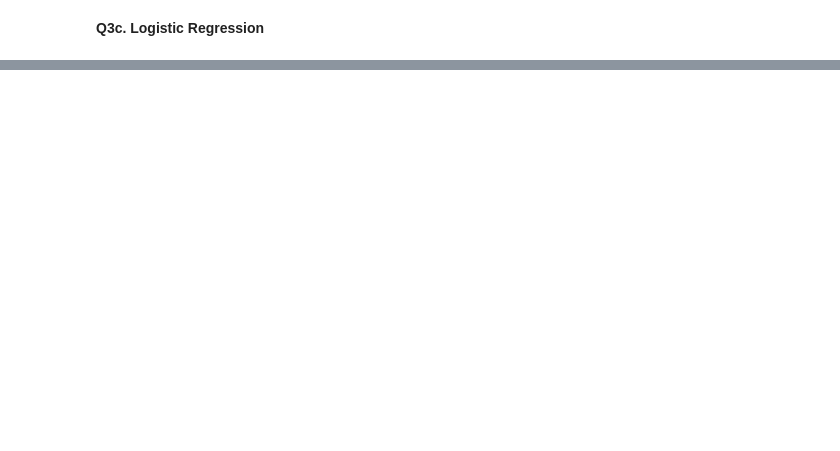
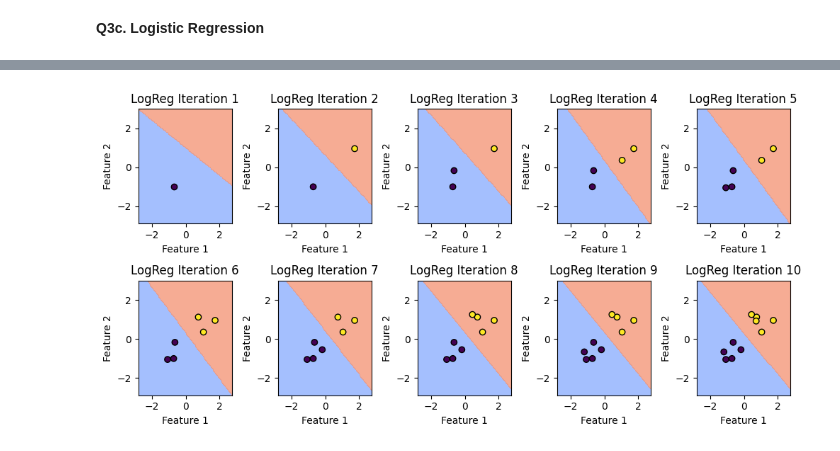
Before and after one commit to nyu-dl/DS-GA-1003-Machine-Learning-2025, a Jupyter notebook: lab2/messmaster_1.ipynb, the cells around one changed output, grey strips where cells are left out. Cells and saved outputs as stored; diff of their text form; code cells hidden in the pictures; blank space fills up the shorter version.

```diff
--- a/lab2/messmaster_1.ipynb
+++ b/lab2/messmaster_1.ipynb
@@ -328,0 +324,4 @@ train_logistic_regression(X, y, iterations=10)
+# %%
+train_logistic_regression(X_scaled, y, iterations=10)
+# %% [output]
+[figure, added]
```
Also changed, not shown: parts of 16 cells of this notebook.
